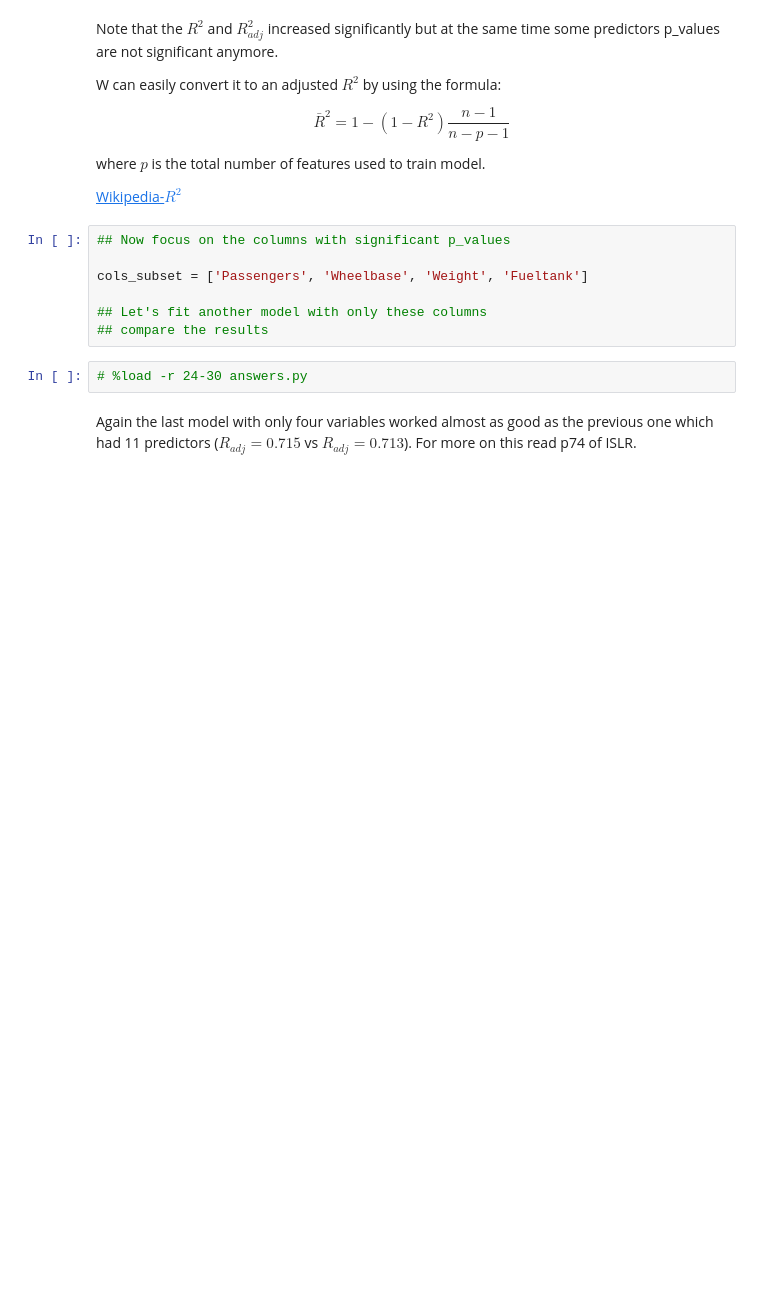
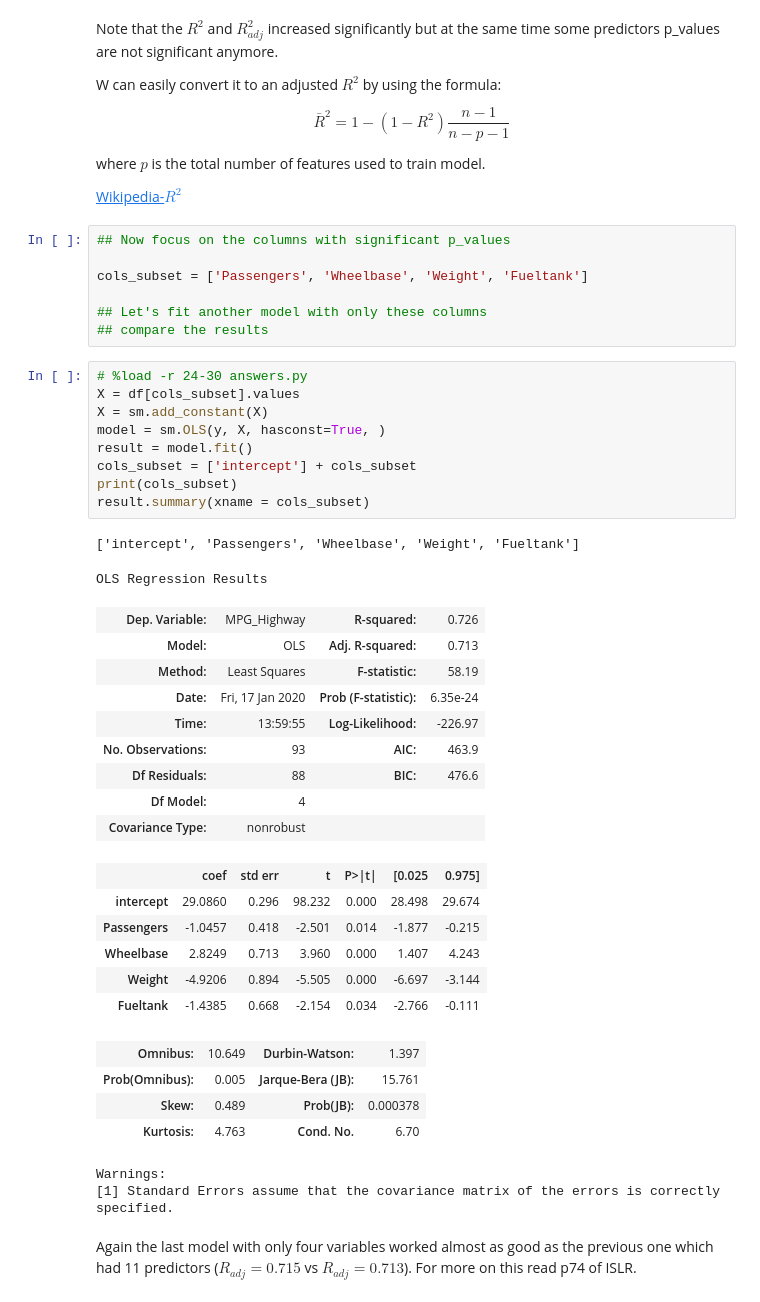
Before and after one commit to learn-co-students/dc-ds-111819, a Jupyter notebook: module-4/Day-7-Feature_Selection/1118model_diagnosis.ipynb, the cells around one changed output. Saved outputs shown, nothing was run; the diff lists cells and outputs as text; blank space fills up the shorter version.

```diff
--- a/module-4/Day-7-Feature_Selection/1118model_diagnosis.ipynb
+++ b/module-4/Day-7-Feature_Selection/1118model_diagnosis.ipynb
@@ -114,8 +149,39 @@ cols_subset = ['Passengers', 'Wheelbase', 'Weight', 'Fueltank']
 
 ## Let's fit another model with only these columns
 ## compare the results
-# %%
-# %load -r 24-30 answers.py
+# %%
+# %load -r 24-30 answers.py
+X = df[cols_subset].values
+X = sm.add_constant(X)
+model = sm.OLS(y, X, hasconst=True, )
+result = model.fit()
+cols_subset = ['intercept'] + cols_subset
+print(cols_subset)
+result.summary(xname = cols_subset)
+# %% [output]
+['intercept', 'Passengers', 'Wheelbase', 'Weight', 'Fueltank']
+OLS Regression Results
+| Dep. Variable: | MPG_Highway | R-squared: | 0.726 |
+| Model: | OLS | Adj. R-squared: | 0.713 |
+| Method: | Least Squares | F-statistic: | 58.19 |
+| Date: | Fri, 17 Jan 2020 | Prob (F-statistic): | 6.35e-24 |
+| Time: | 13:59:55 | Log-Likelihood: | -226.97 |
+| No. Observations: | 93 | AIC: | 463.9 |
+| Df Residuals: | 88 | BIC: | 476.6 |
+| Df Model: | 4 |  |  |
+| Covariance Type: | nonrobust |  |  |
+|  | coef | std err | t | P>|t| | [0.025 | 0.975] |
+| intercept | 29.0860 | 0.296 | 98.232 | 0.000 | 28.498 | 29.674 |
+| Passengers | -1.0457 | 0.418 | -2.501 | 0.014 | -1.877 | -0.215 |
+| Wheelbase | 2.8249 | 0.713 | 3.960 | 0.000 | 1.407 | 4.243 |
+| Weight | -4.9206 | 0.894 | -5.505 | 0.000 | -6.697 | -3.144 |
+| Fueltank | -1.4385 | 0.668 | -2.154 | 0.034 | -2.766 | -0.111 |
+| Omnibus: | 10.649 | Durbin-Watson: | 1.397 |
+| Prob(Omnibus): | 0.005 | Jarque-Bera (JB): | 15.761 |
+| Skew: | 0.489 | Prob(JB): | 0.000378 |
+| Kurtosis: | 4.763 | Cond. No. | 6.70 |
+Warnings:
+[1] Standard Errors assume that the covariance matrix of the errors is correctly specified.
 # %% [markdown]
 Again the last model with only four variables worked almost as good as the previous one which had  11 predictors ($R_{adj} = 0.715$ vs $R_{adj} = 0.713$). For more on this read p74 of ISLR.
 # %% [markdown]
```
Also changed, not shown: parts of 9 cells of this notebook, 16 other files.
